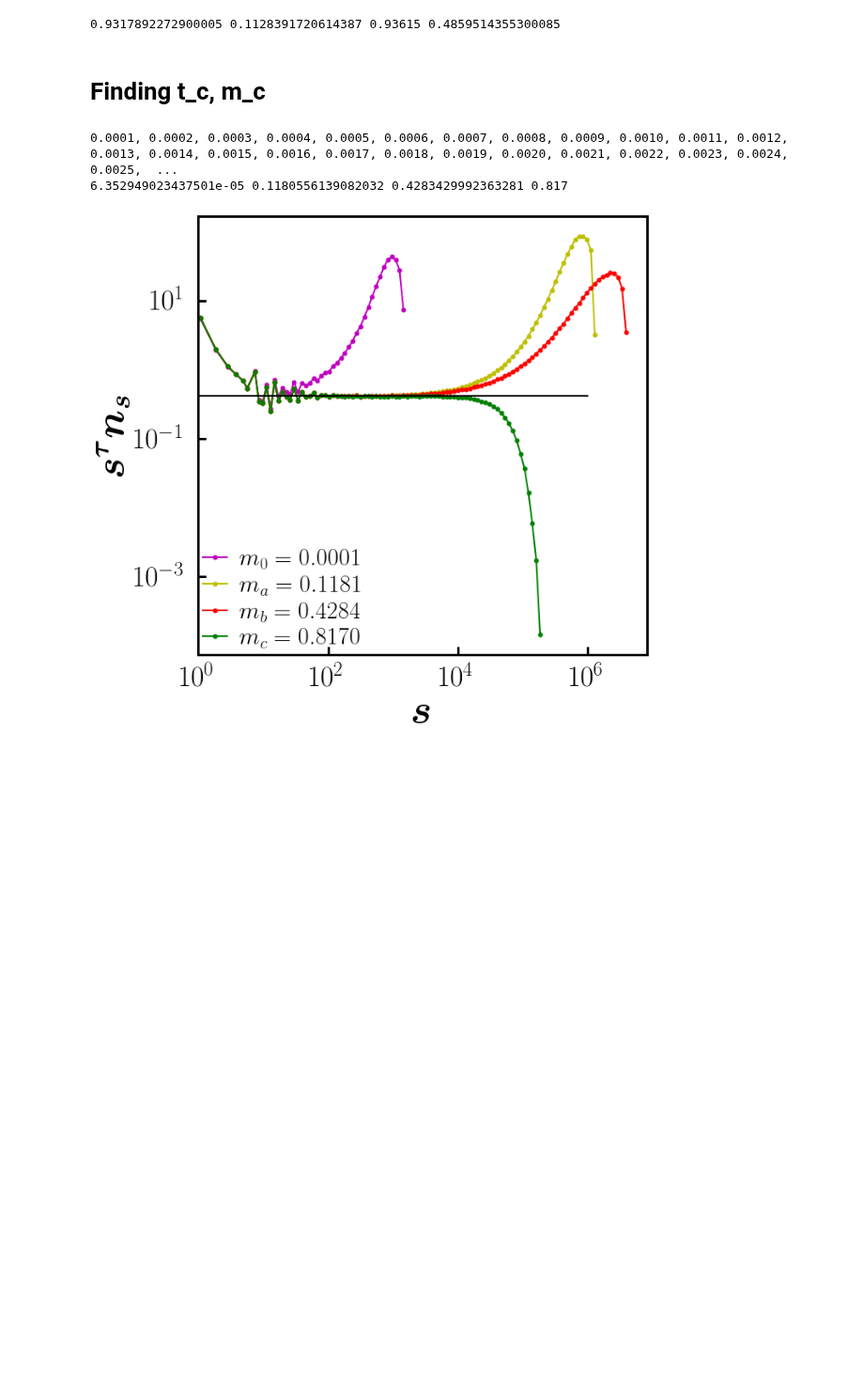
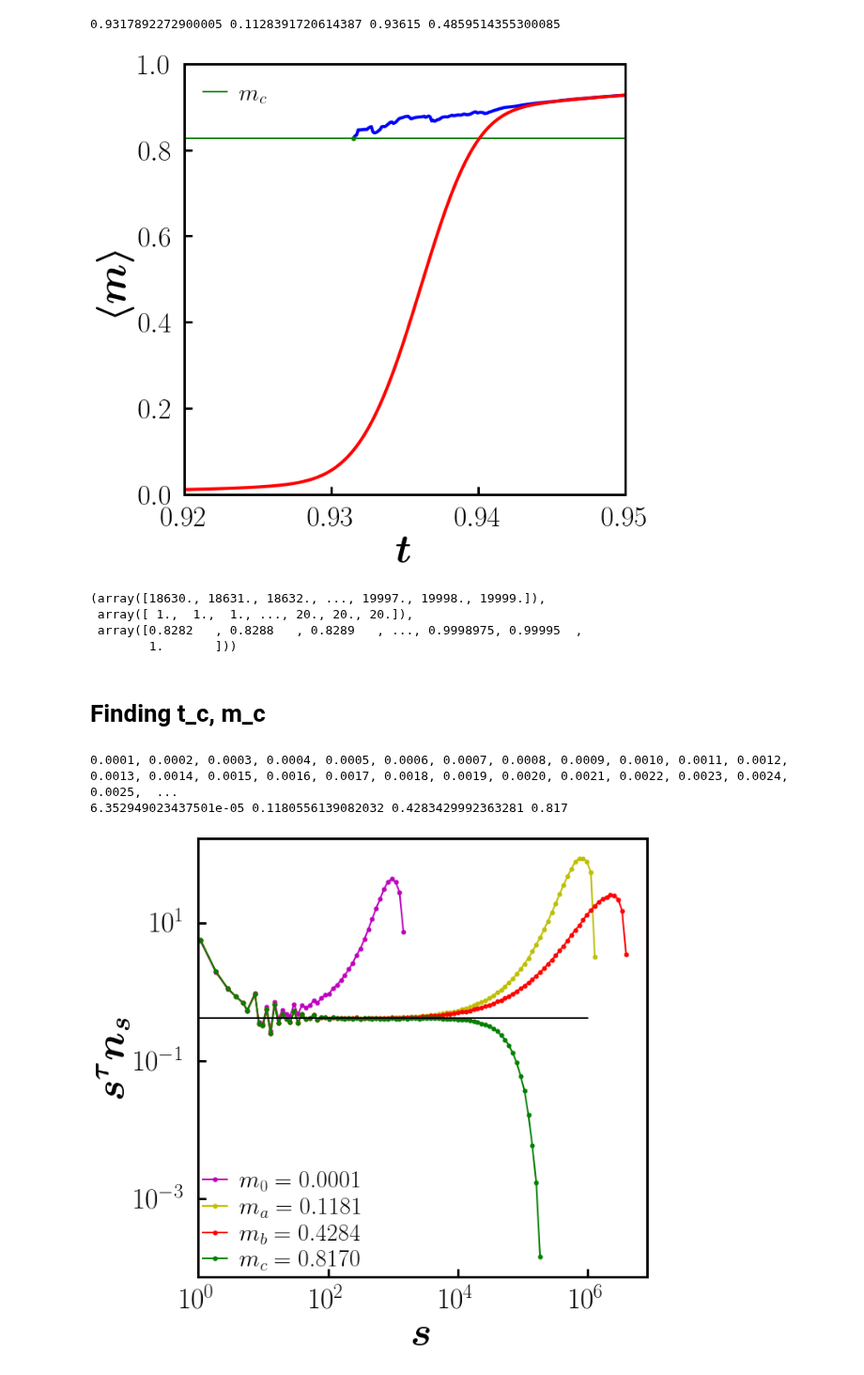
Before and after one commit to hoyunchoi/mBFW, a Jupyter notebook: src/characteristic_time.ipynb, the cells around one changed output. Shown at 94% size. Drawn from its saved outputs; the diff is of its cells as text; code cells hidden in the pictures; blank space fills up the shorter version.

```diff
--- a/src/characteristic_time.ipynb
+++ b/src/characteristic_time.ipynb
@@ -88,6 +87,41 @@ print(t_a2,m_a2,t_inflection, m_inflection)
 #     file.write("m_inflection: " + str(m_inflection) + "\n")
 # %% [output]
 0.9317892272900005 0.1128391720614387 0.93615 0.4859514355300085
+# %%
+fig, ax = plt.subplots()
+ax.set_rasterized(True)
+
+networkSize = 20000
+acceptanceThreshold = 0.5
+current = networkSize, acceptanceThreshold
+m_c = points[current]["m_c"]
+
+net_t, _, net_op = netOrderParameter[current]
+net_t, net_op = avgLinBin(net_t/networkSize, net_op)
+ax.plot(net_t, net_op, 'b-')
+ax.plot([0,1], [m_c,m_c], 'g-', label=latex_string("m_c"), linewidth=2)
+ax.plot(net_t[0], m_c, 'go', markersize=5, label=latex_string("net_m"))
+
+t, op = avgLinBin(time[networkSize], orderParameter[current], label=latex_string("tot_m"))
+ax.plot(t, op, 'r-')
+
+ax.set_xlim(chi_plotRange[acceptanceThreshold])
+ax.set_ylim([0, 1])
+ax.set_xlabel(latex_bold_string("t"))
+ax.set_ylabel(latex_bold_string("\langle m \\rangle"))
+ax.legend(loc="upper left", fontsize=30)
+
+# fig.savefig("../data/mBFW/fig/t_op(N{:.1e},G{:.1f}).pdf".format(*current), bbox_inches = 'tight', pad_inches = 0.1, facecolor = 'w', dpi=100)
+plt.show()
+# %% [output]
+[figure, added]
+# %%
+netOrderParameter[current]
+# %% [output]
+(array([18630., 18631., 18632., ..., 19997., 19998., 19999.]),
+ array([ 1.,  1.,  1., ..., 20., 20., 20.]),
+ array([0.8282   , 0.8288   , 0.8289   , ..., 0.9998975, 0.99995  ,
+        1.       ]))
 # %% [markdown]
 # Finding t_c, m_c
 # %%
```
Also changed, not shown: parts of 3 cells of this notebook, 4 other files.
